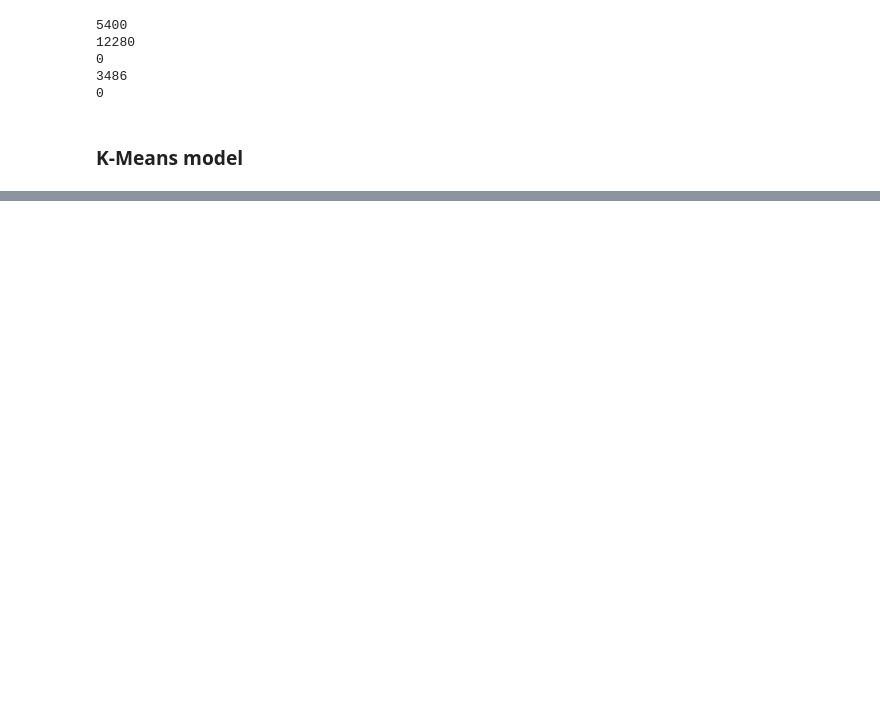
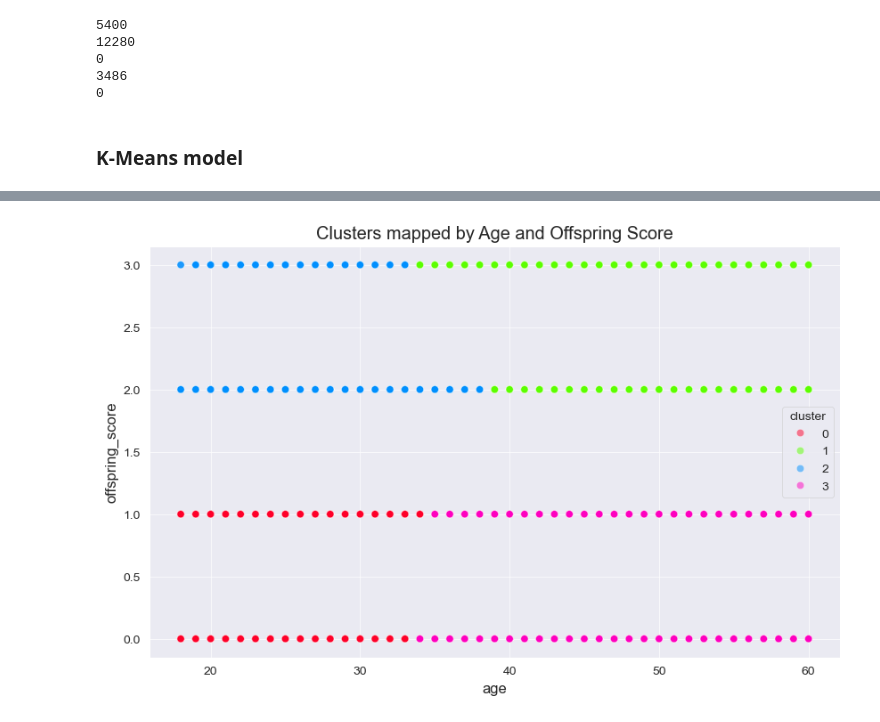
Before and after one commit to byPolo/OkCupid, a Jupyter notebook: Notebooks/OkCupid_DSP.ipynb, the cells around one changed output, grey strips where cells are left out. Saved outputs shown, nothing was run; the diff lists cells and outputs as text; code cells hidden in the pictures; blank space fills up the shorter version.

```diff
--- a/Notebooks/OkCupid_DSP.ipynb
+++ b/Notebooks/OkCupid_DSP.ipynb
@@ -476,0 +523,70 @@ Clustering complete! 58980 users assigned to 4 clusters.
+# %%
+clean_df = clean_df.reset_index(drop=True)
+print("\n--- Top Words Per Cluster ---")
+for i in range(4):
+    # Filter text for just this cluster
+    cluster_text = clean_df[clean_df['cluster'] == i]['cleaned_essays']
+
+    # Use CountVectorizer to get the most frequent words (excluding stop words)
+    cv = CountVectorizer(stop_words='english', max_features=10)
+    words = cv.fit_transform(cluster_text)
+
+    # Get word list and sums
+    sum_words = words.sum(axis=0)
+    words_freq = [(word, sum_words[0, idx]) for word, idx in cv.vocabulary_.items()]
+    words_freq = sorted(words_freq, key = lambda x: x[1], reverse=True)
+
+    print(f"Cluster {i}: {[word[0] for word in words_freq]}")
+
+    # Instead of counting words, let's see which words have the highest TF-IDF scores in each cluster
+# This highlights words that are unique to the group, not just common to humanity
+for i in range(4):
+    # Get the average TF-IDF scores for this cluster
+    # (Assuming 'text_sparse' is your TF-IDF matrix from the previous steps)
+    cluster_indices = clean_df[clean_df['cluster'] == i].index
+    mean_tfidf = text_sparse[cluster_indices].mean(axis=0).A1
+
+    # Map scores to words
+    tfidf_words = sorted(list(zip(tfidf.get_feature_names_out(), mean_tfidf)), key=lambda x: x[1], reverse=True)
+
+    print(f"Cluster {i} (Unique Flavor): {[word[0] for word in tfidf_words[:10]]}")
+
+# 1. Reset Index to stop the "Index out of range" error
+clean_df = clean_df.reset_index(drop=True)
+
+# 2. Setup "Banned" words to force better archetypes
+stop_words = list(text.ENGLISH_STOP_WORDS.union([
+    'like', 'love', 'life', 'friends', 'good', 'just', 'things',
+    'people', 'time', 'new', 'really', 'want', 'know', 'enjoy', 'looking'
+]))
+
+# 3. Process Text
+tfidf = TfidfVectorizer(stop_words=stop_words, max_features=2000)
+text_sparse = tfidf.fit_transform(clean_df['cleaned_essays'])
+svd = TruncatedSVD(n_components=20, random_state=42)
+text_topics = svd.fit_transform(text_sparse)
+
+# 4. WEIGHT THE TEXT: Multiply by 3 so personality beats age/offspring
+text_topics_weighted = text_topics * 3
+
+# 5. Combine and Cluster
+scaler = StandardScaler()
+num_features = scaler.fit_transform(clean_df[['age', 'offspring_score']])
+X_weighted = np.hstack((num_features, text_topics_weighted))
+
+kmeans = KMeans(n_clusters=4, random_state=42, n_init=10)
+clean_df['cluster'] = kmeans.fit_predict(X_weighted)
+
+# --- Check the "Unique Flavor" now ---
+for i in range(4):
+    indices = clean_df[clean_df['cluster'] == i].index
+    # Get average TF-IDF for THIS cluster only
+    mean_tfidf = text_sparse[indices].mean(axis=0).A1
+    tfidf_words = sorted(list(zip(tfidf.get_feature_names_out(), mean_tfidf)), key=lambda x: x[1], reverse=True)
+    print(f"Cluster {i} New Flavor: {[w[0] for w in tfidf_words[:8]]}")
+
+plt.figure(figsize=(10, 6))
+sns.scatterplot(data=clean_df, x='age', y='offspring_score', hue='cluster', palette='gist_rainbow', alpha=0.5)
+plt.title('Clusters mapped by Age and Offspring Score')
+plt.show()
+# %% [output]
@@ -476,0 +606 @@ Clustering complete! 58980 users assigned to 4 clusters.
+[figure, added]
```
Also changed, not shown: parts of 22 cells of this notebook.
